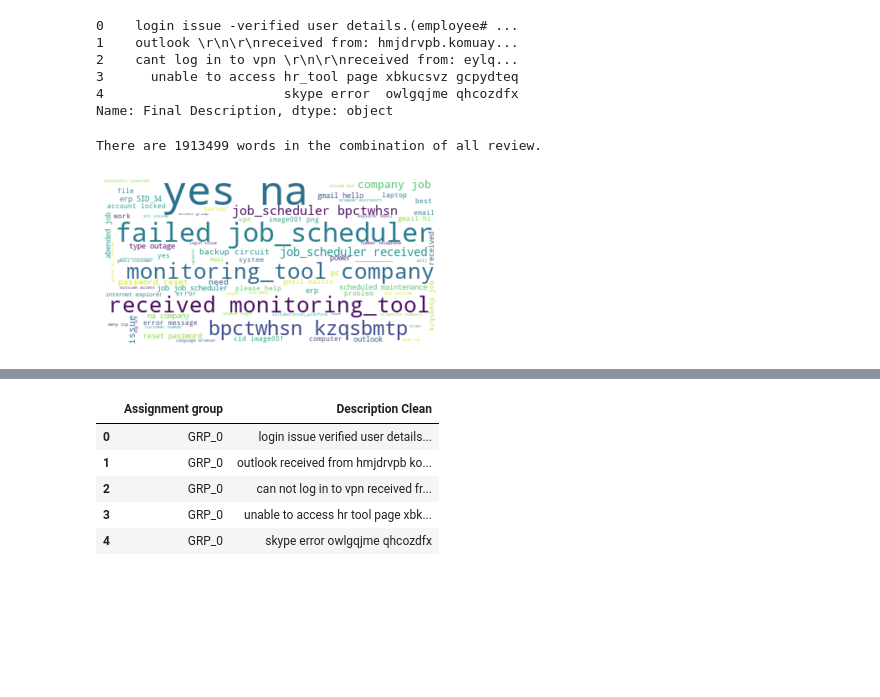
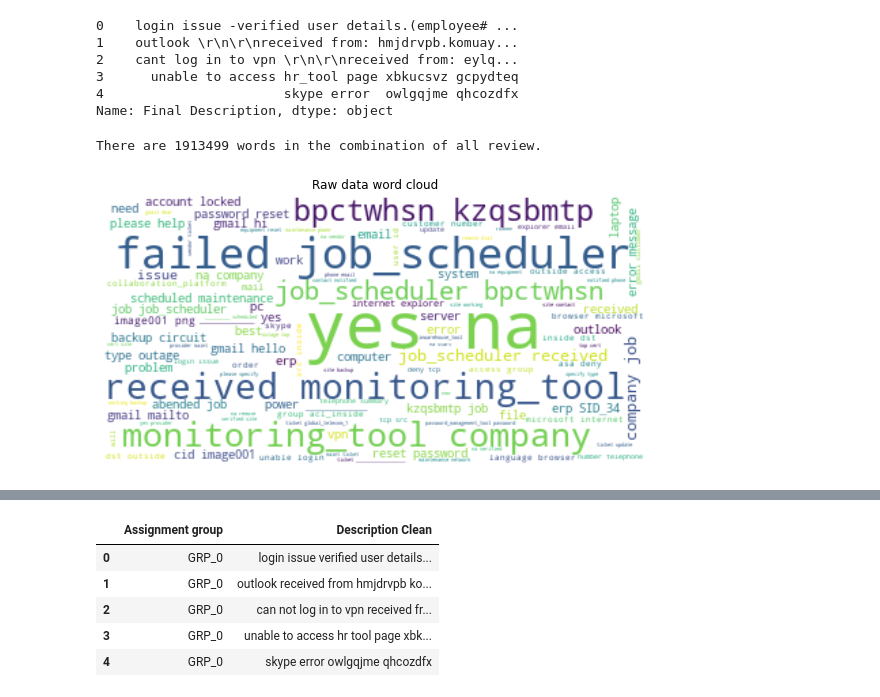
Before and after one commit to capstone-nlp-jul-group-13/capstone, a Jupyter notebook: Capstone_MJ.ipynb, the cells around one changed output, grey strips where cells are left out. Cells and saved outputs as stored; diff of their text form; code cells hidden in the pictures; blank space fills up the shorter version.

```diff
--- a/Capstone_MJ.ipynb
+++ b/Capstone_MJ.ipynb
@@ -210,22 +213,24 @@ Name: Final Description, dtype: object
 # %%
 #Showcase Word Cloud
 from PIL import Image
 from wordcloud import WordCloud, ImageColorGenerator
 
 
 text = " ".join(review for review in df['Final Description'])
 print ("There are {} words in the combination of all review.".format(len(text)))
 # Generate a word cloud image
 wordcloud = WordCloud(background_color="white").generate(text)
 
 # Display the generated image:
 # the matplotlib way:
+plt.figure(figsize=[10,5])
+plt.title("Raw data word cloud")
 plt.imshow(wordcloud, interpolation='bilinear')
 plt.axis("off")
 plt.show()
 # %% [output]
 There are 1913499 words in the combination of all review.
-[figure, old version]
+[figure, new version]
 # %%
 ## Decontract the words
 import re
```
Also changed, not shown: parts of 28 cells of this notebook.
